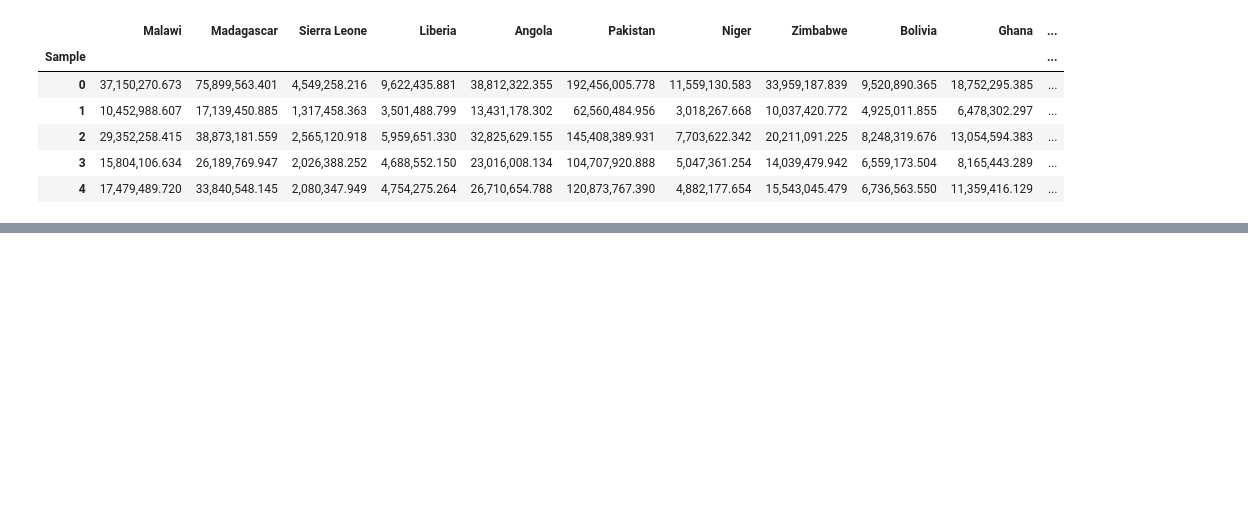
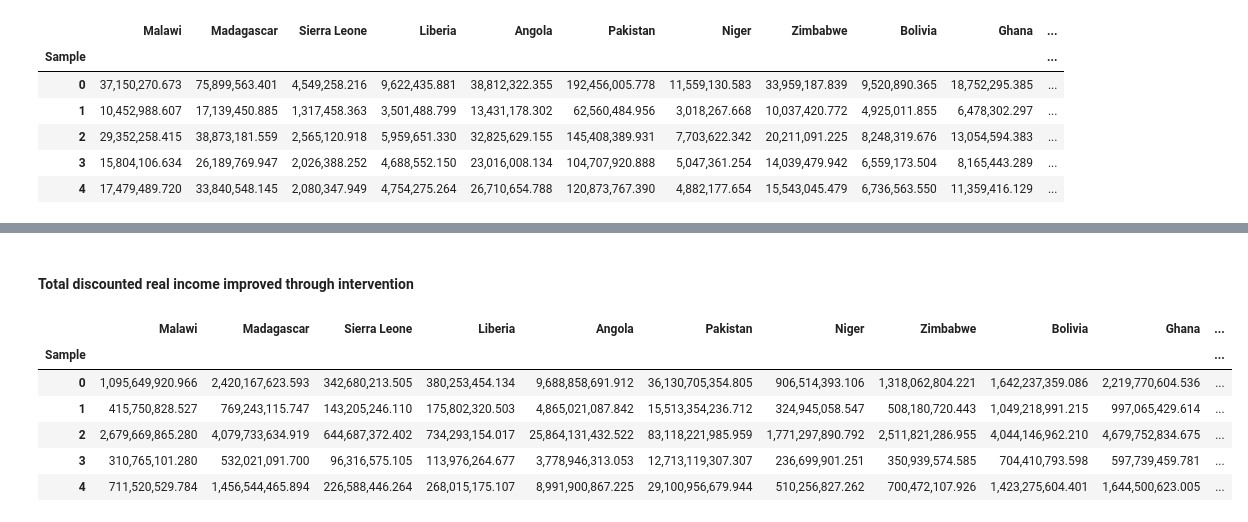
Before and after one commit to ordinaryevidence/leep-cea-2024, a Jupyter notebook: main.ipynb, the cells around one changed output, grey strips where cells are left out. Cells and saved outputs as stored; diff of their text form; code cells hidden in the pictures; blank space fills up the shorter version.

```diff
--- a/main.ipynb
+++ b/main.ipynb
@@ -610,0 +662,3 @@ total_expected_number_of_homes_with_averted_lead_paint.head()
+# %%
+# TODO(drw): Another independent estimate of growth? Uncertainty estimate?
+real_growth_in_income_per_capita_in_lmics = 0.03
@@ -610,0 +732,16 @@ total_expected_number_of_homes_with_averted_lead_paint.head()
+# %% [markdown]
+#### Total discounted real income improved through intervention
+# %%
+total_discounted_real_income_improved_through_intervention = \
+    real_income_improved_through_intervention.mul(discount_factor, axis=0) \
+    .groupby(level=0).sum()
+
+total_discounted_real_income_improved_through_intervention.head()
+# %% [output]
+|  | Malawi | Madagascar | Sierra Leone | Liberia | Angola | Pakistan | Niger | Zimbabwe | Bolivia | Ghana | ... |
+| Sample |  |  |  |  |  |  |  |  |  |  | ... |
+| 0 | 1,095,649,920.966 | 2,420,167,623.593 | 342,680,213.505 | 380,253,454.134 | 9,688,858,691.912 | 36,130,705,354.805 | 906,514,393.106 | 1,318,062,804.221 | 1,642,237,359.086 | 2,219,770,604.536 | ... |
+| 1 | 415,750,828.527 | 769,243,115.747 | 143,205,246.110 | 175,802,320.503 | 4,865,021,087.842 | 15,513,354,236.712 | 324,945,058.547 | 508,180,720.443 | 1,049,218,991.215 | 997,065,429.614 | ... |
+| 2 | 2,679,669,865.280 | 4,079,733,634.919 | 644,687,372.402 | 734,293,154.017 | 25,864,131,432.522 | 83,118,221,985.959 | 1,771,297,890.792 | 2,511,821,286.955 | 4,044,146,962.210 | 4,679,752,834.675 | ... |
+| 3 | 310,765,101.280 | 532,021,091.700 | 96,316,575.105 | 113,976,264.677 | 3,778,946,313.053 | 12,713,119,307.307 | 236,699,901.251 | 350,939,574.585 | 704,410,793.598 | 597,739,459.781 | ... |
+| 4 | 711,520,529.784 | 1,456,544,465.894 | 226,588,446.264 | 268,015,175.107 | 8,991,900,867.225 | 29,100,956,679.944 | 510,256,827.262 | 700,472,107.926 | 1,423,275,604.401 | 1,644,500,623.005 | ... |
```
Also changed, not shown: parts of 21 cells of this notebook.
